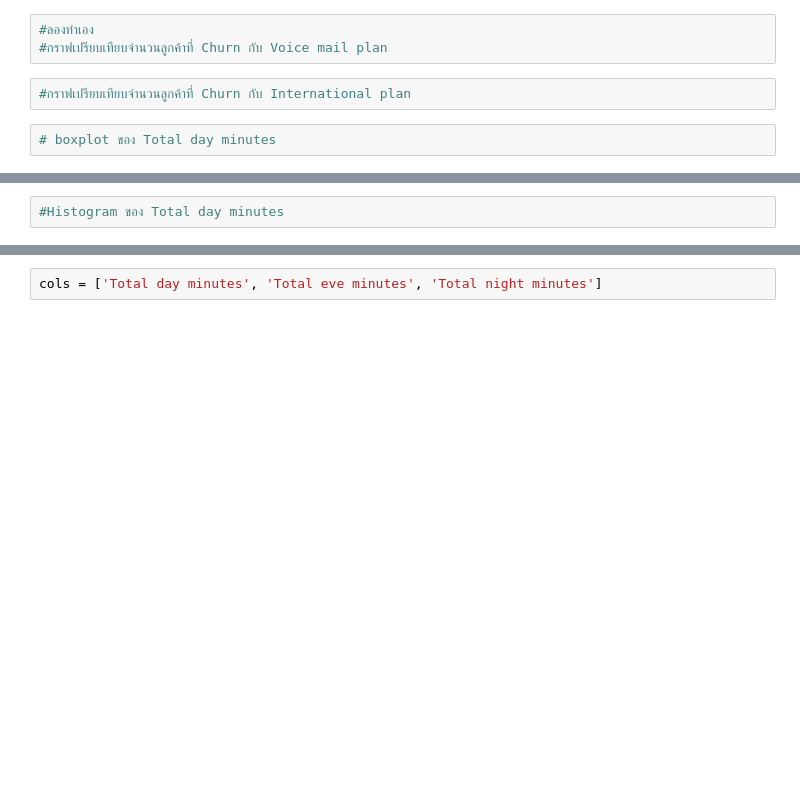
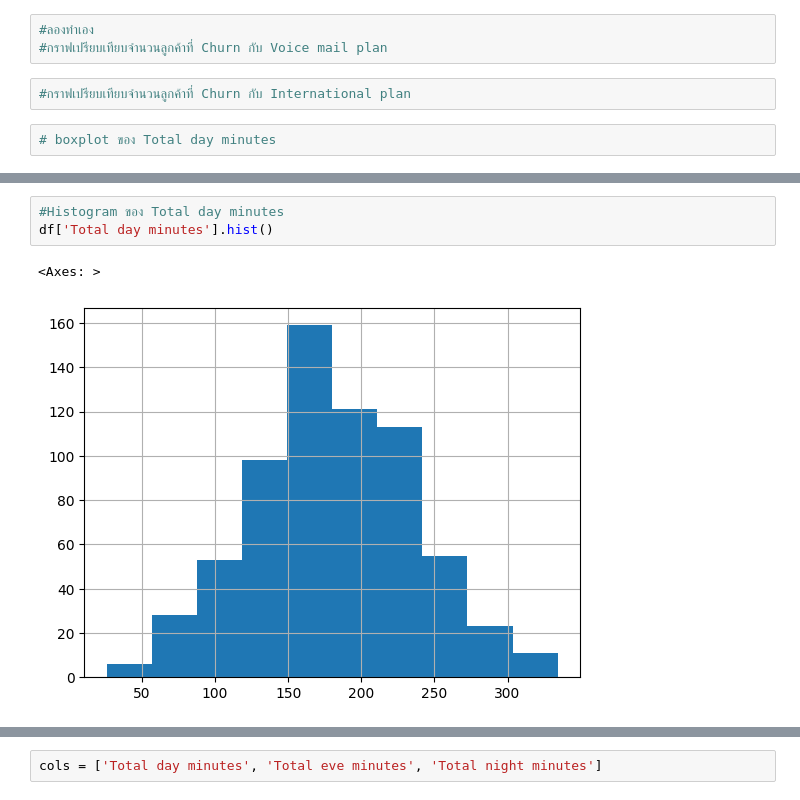
Before and after one commit to somkiatth/git, a Jupyter notebook: TU_Copy_of_Name_EDA_LAB1.ipynb, the cells around one changed output, grey strips where cells are left out. Saved outputs shown, nothing was run; the diff lists cells and outputs as text; blank space fills up the shorter version.

```diff
--- a/TU_Copy_of_Name_EDA_LAB1.ipynb
+++ b/TU_Copy_of_Name_EDA_LAB1.ipynb
@@ -138,4 +200,8 @@ df.hist()
 # %%
 #Histogram ของ Total day minutes
+df['Total day minutes'].hist()
+# %% [output]
+<Axes: >
+[figure, added]
 # %%
 #Histogram ของ Total eve minutes
```
Also changed, not shown: parts of 15 cells of this notebook.
